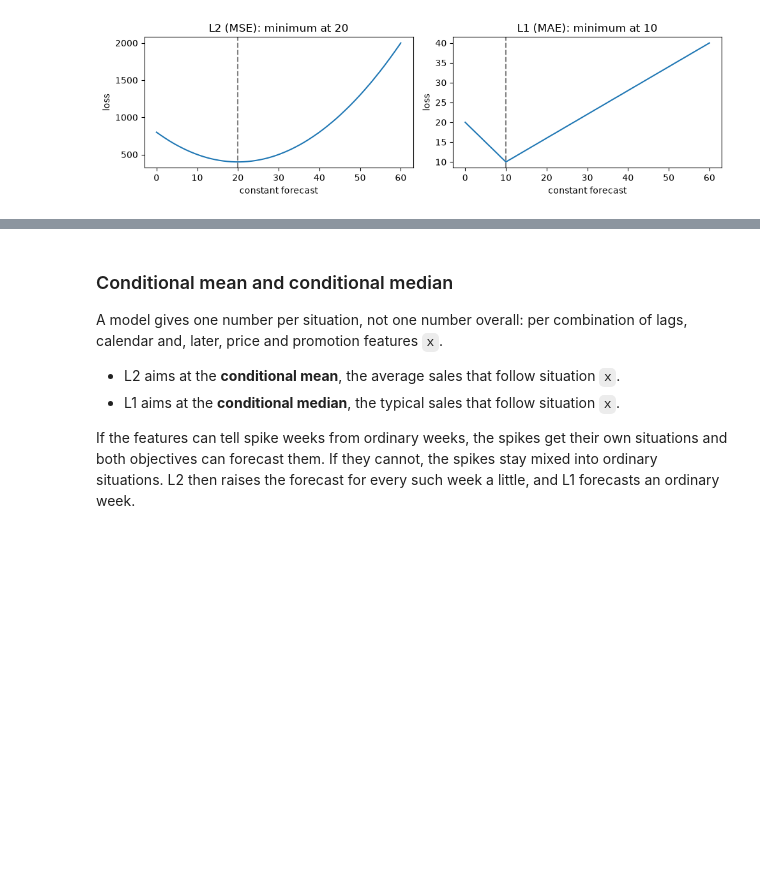
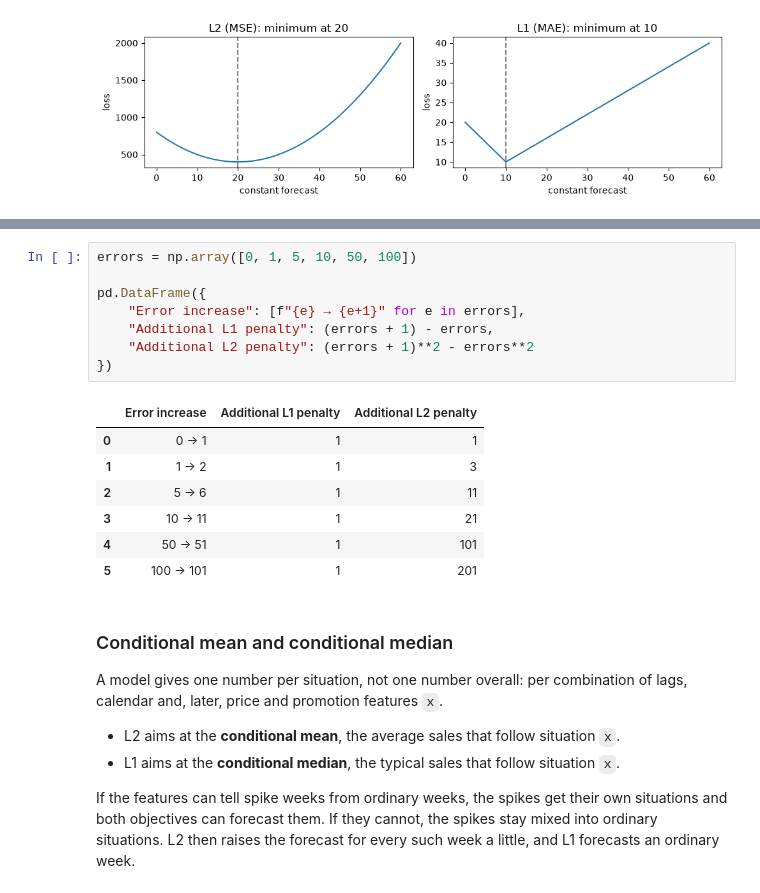
Before and after one commit to tackes/time-series-forecasting-bootcamp, a Jupyter notebook: day1_ml/06_objectives.ipynb, the cells around one changed output, grey strips where cells are left out. Cells and saved outputs as stored; diff of their text form; blank space fills up the shorter version.

```diff
--- a/day1_ml/06_objectives.ipynb
+++ b/day1_ml/06_objectives.ipynb
@@ -120,3 +107,19 @@ plt.tight_layout()
+# %%
+errors = np.array([0, 1, 5, 10, 50, 100])
+
+pd.DataFrame({
+    "Error increase": [f"{e} → {e+1}" for e in errors],
+    "Additional L1 penalty": (errors + 1) - errors,
+    "Additional L2 penalty": (errors + 1)**2 - errors**2
+})
+# %% [output]
+|  | Error increase | Additional L1 penalty | Additional L2 penalty |
+| 0 | 0 → 1 | 1 | 1 |
+| 1 | 1 → 2 | 1 | 3 |
+| 2 | 5 → 6 | 1 | 11 |
+| 3 | 10 → 11 | 1 | 21 |
+| 4 | 50 → 51 | 1 | 101 |
+| 5 | 100 → 101 | 1 | 201 |
 # %% [markdown]
 ### Conditional mean and conditional median
 
```
Also changed, not shown: parts of 19 cells of this notebook, 3 other files.
